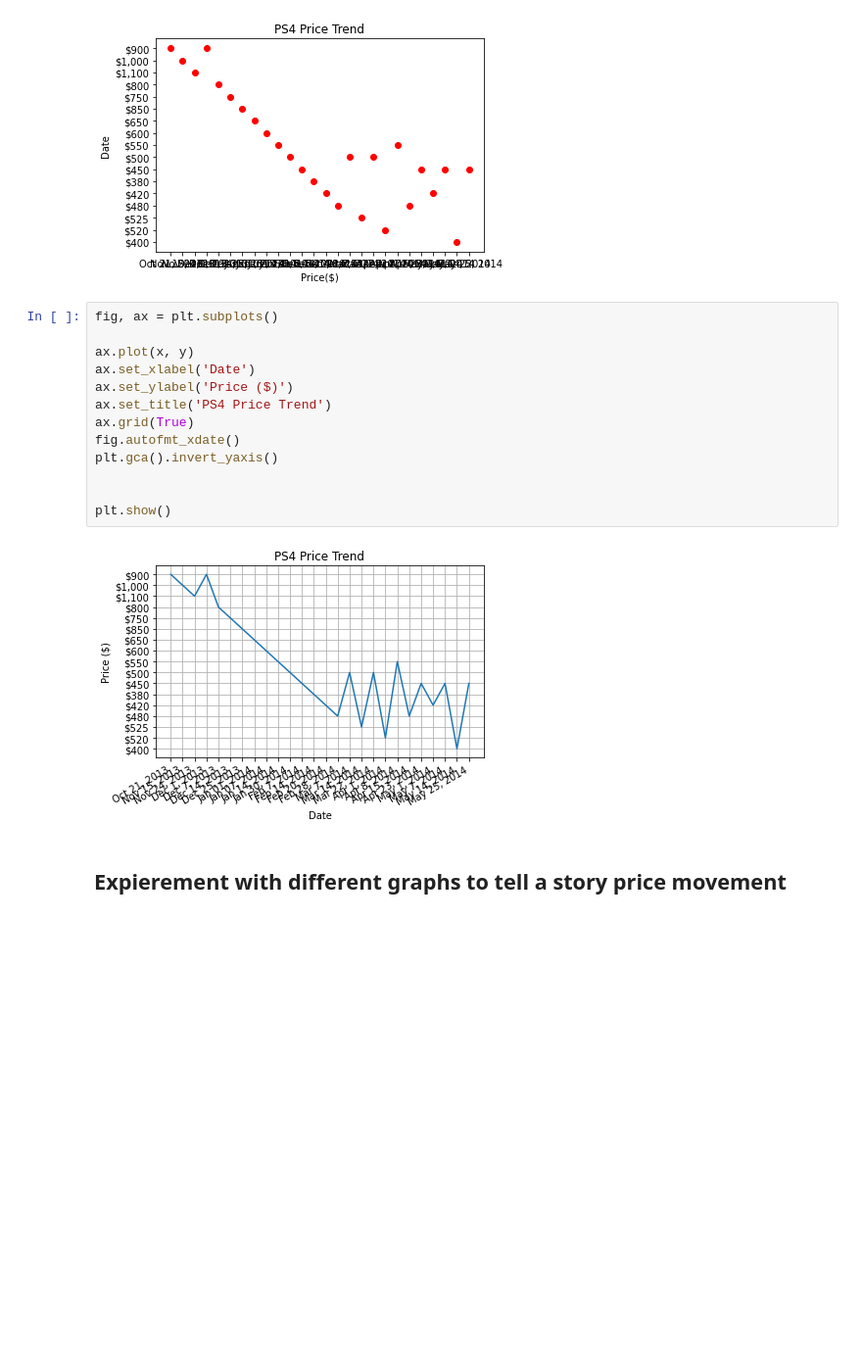
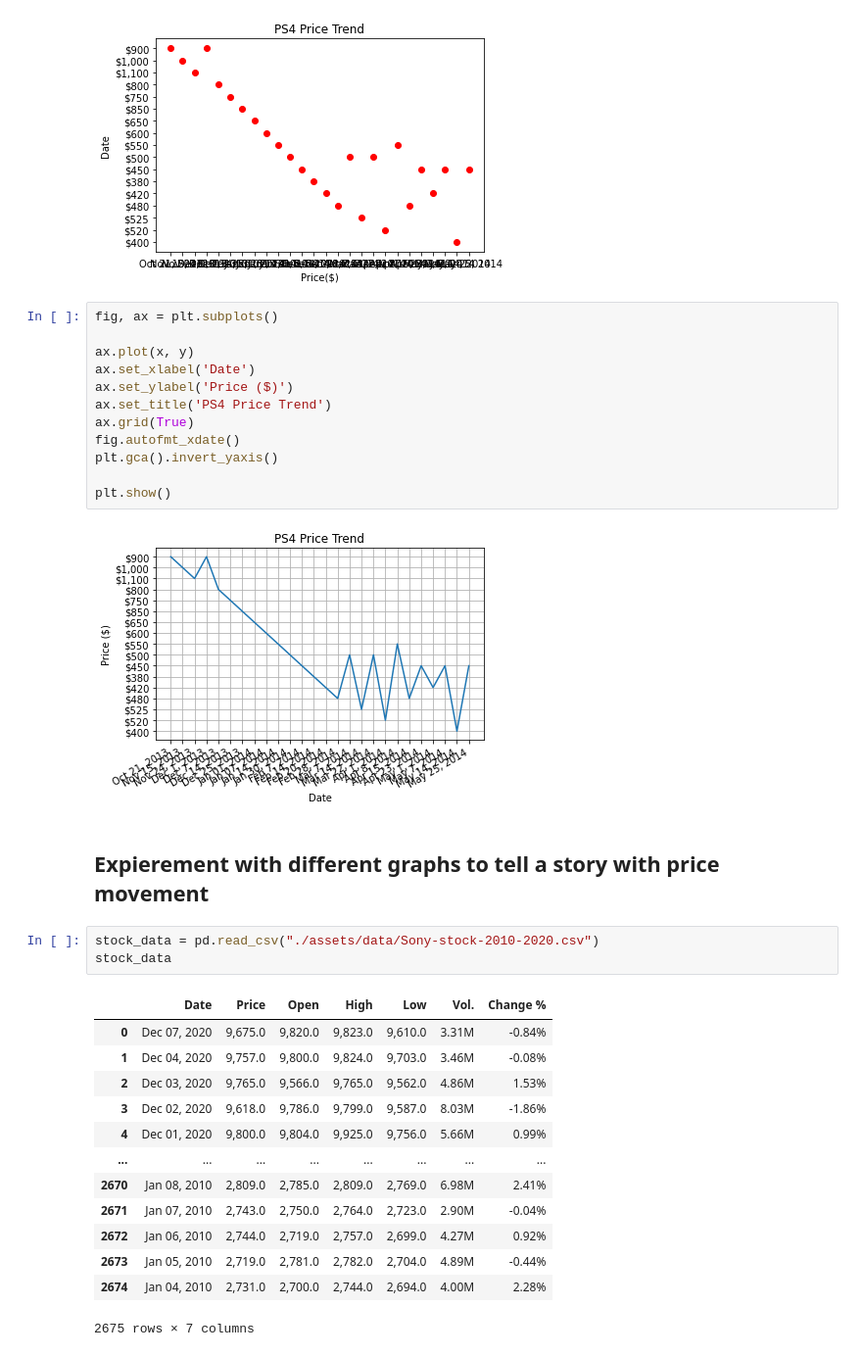
Before and after one commit to GravelBirthstone/Scalper-Project, a Jupyter notebook: scalpers_stats.ipynb, the cells around one changed output. Shown at 98% size. Drawn from its saved outputs; the diff is of its cells as text; blank space fills up the shorter version.

```diff
--- a/scalpers_stats.ipynb
+++ b/scalpers_stats.ipynb
@@ -66,9 +38,25 @@ ax.grid(True)
 fig.autofmt_xdate()
 plt.gca().invert_yaxis()
 
-
 plt.show()
 # %% [output]
 [figure]
 # %% [markdown]
-## Expierement with different graphs to tell a story price movement
+## Expierement with different graphs to tell a story with price movement
+# %%
+stock_data = pd.read_csv("./assets/data/Sony-stock-2010-2020.csv")
+stock_data
+# %% [output]
+|  | Date | Price | Open | High | Low | Vol. | Change % |
+| 0 | Dec 07, 2020 | 9,675.0 | 9,820.0 | 9,823.0 | 9,610.0 | 3.31M | -0.84% |
+| 1 | Dec 04, 2020 | 9,757.0 | 9,800.0 | 9,824.0 | 9,703.0 | 3.46M | -0.08% |
+| 2 | Dec 03, 2020 | 9,765.0 | 9,566.0 | 9,765.0 | 9,562.0 | 4.86M | 1.53% |
+| 3 | Dec 02, 2020 | 9,618.0 | 9,786.0 | 9,799.0 | 9,587.0 | 8.03M | -1.86% |
+| 4 | Dec 01, 2020 | 9,800.0 | 9,804.0 | 9,925.0 | 9,756.0 | 5.66M | 0.99% |
+| ... | ... | ... | ... | ... | ... | ... | ... |
+| 2670 | Jan 08, 2010 | 2,809.0 | 2,785.0 | 2,809.0 | 2,769.0 | 6.98M | 2.41% |
+| 2671 | Jan 07, 2010 | 2,743.0 | 2,750.0 | 2,764.0 | 2,723.0 | 2.90M | -0.04% |
+| 2672 | Jan 06, 2010 | 2,744.0 | 2,719.0 | 2,757.0 | 2,699.0 | 4.27M | 0.92% |
+| 2673 | Jan 05, 2010 | 2,719.0 | 2,781.0 | 2,782.0 | 2,704.0 | 4.89M | -0.44% |
+| 2674 | Jan 04, 2010 | 2,731.0 | 2,700.0 | 2,744.0 | 2,694.0 | 4.00M | 2.28% |
+2675 rows × 7 columns
```
Also changed, not shown: parts of 3 cells of this notebook, 1 other file.
